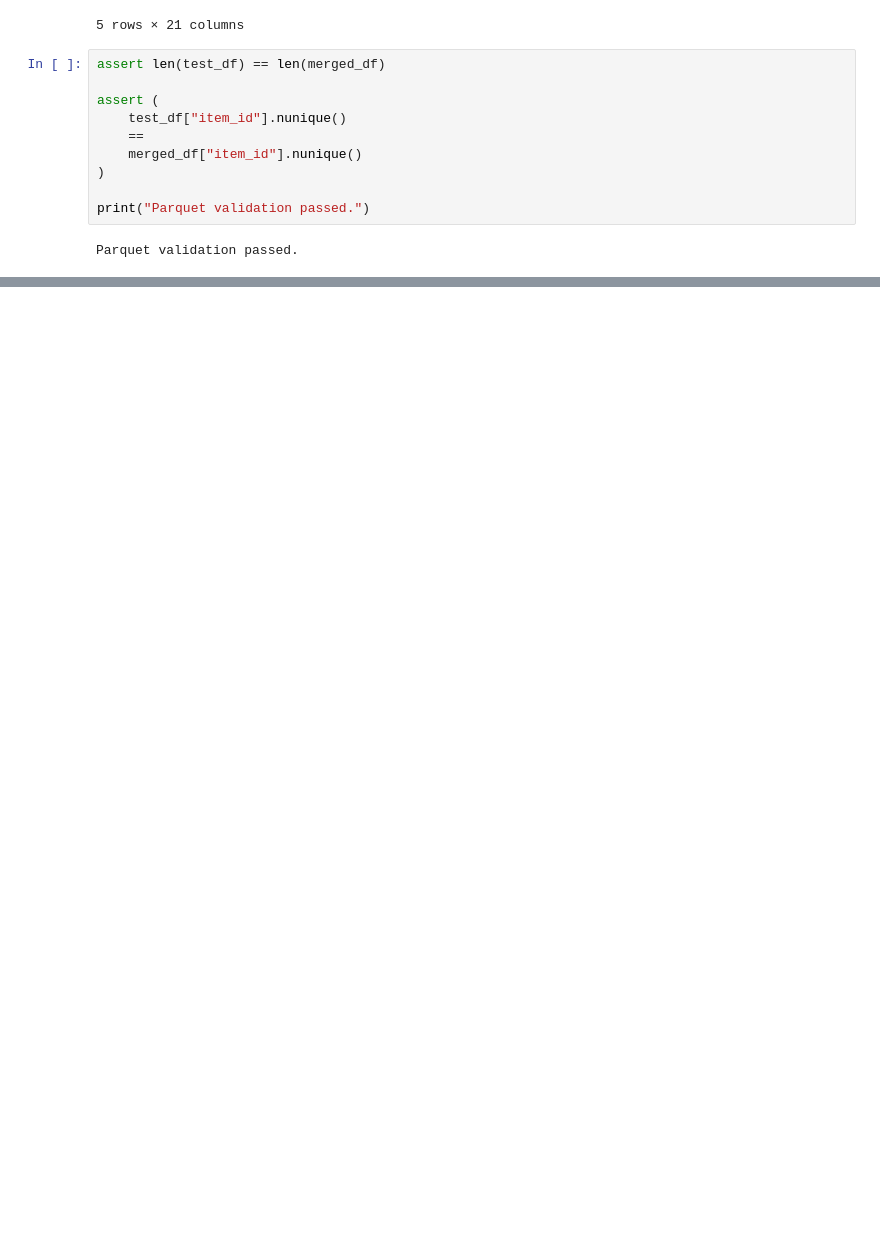
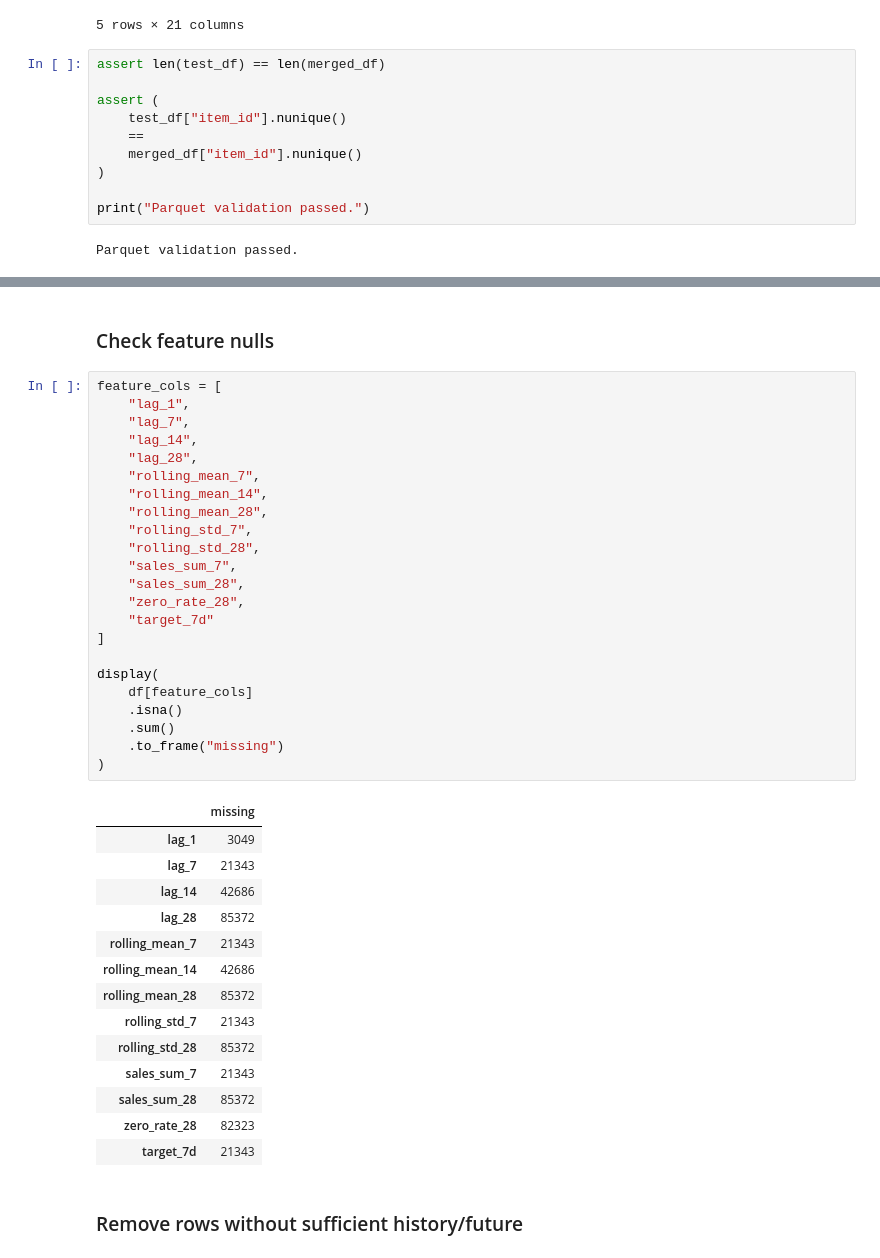
Before and after one commit to lasithalankajeewa/ML-StockPredict, a Jupyter notebook: notebooks/02_feature_engineering.ipynb, the cells around one changed output, grey strips where cells are left out. Drawn from its saved outputs; the diff is of its cells as text; blank space fills up the shorter version.

```diff
--- a/notebooks/02_feature_engineering.ipynb
+++ b/notebooks/02_feature_engineering.ipynb
@@ -631,0 +993,42 @@ Parquet validation passed.
+# %% [markdown]
+### Check feature nulls
+# %%
+feature_cols = [
+    "lag_1",
+    "lag_7",
+    "lag_14",
+    "lag_28",
+    "rolling_mean_7",
+    "rolling_mean_14",
+    "rolling_mean_28",
+    "rolling_std_7",
+    "rolling_std_28",
+    "sales_sum_7",
+    "sales_sum_28",
+    "zero_rate_28",
+    "target_7d"
+]
+
+display(
+    df[feature_cols]
+    .isna()
+    .sum()
+    .to_frame("missing")
+)
+# %% [output]
+|  | missing |
+| lag_1 | 3049 |
+| lag_7 | 21343 |
+| lag_14 | 42686 |
+| lag_28 | 85372 |
+| rolling_mean_7 | 21343 |
+| rolling_mean_14 | 42686 |
+| rolling_mean_28 | 85372 |
+| rolling_std_7 | 21343 |
+| rolling_std_28 | 85372 |
+| sales_sum_7 | 21343 |
+| sales_sum_28 | 85372 |
+| zero_rate_28 | 82323 |
+| target_7d | 21343 |
+# %% [markdown]
+### Remove rows without sufficient history/future
```
Also changed, not shown: parts of 39 cells of this notebook, 3 other files.
